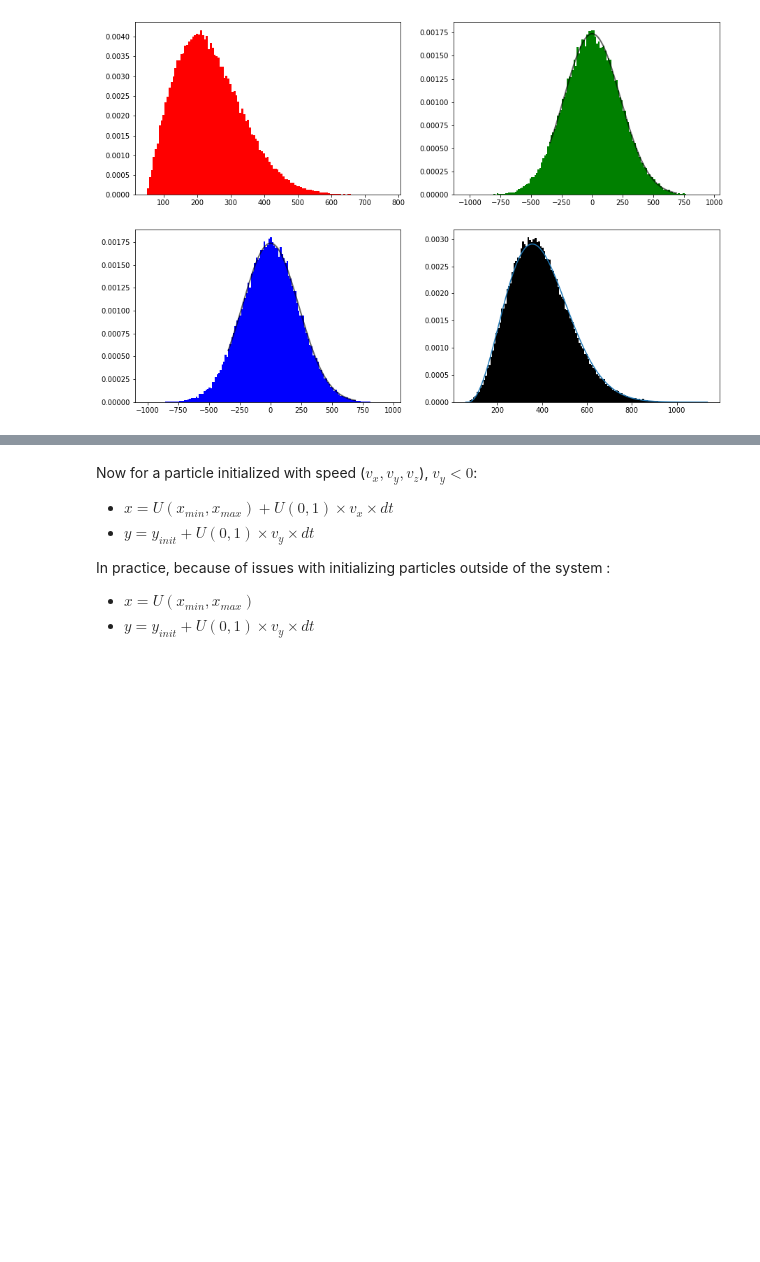
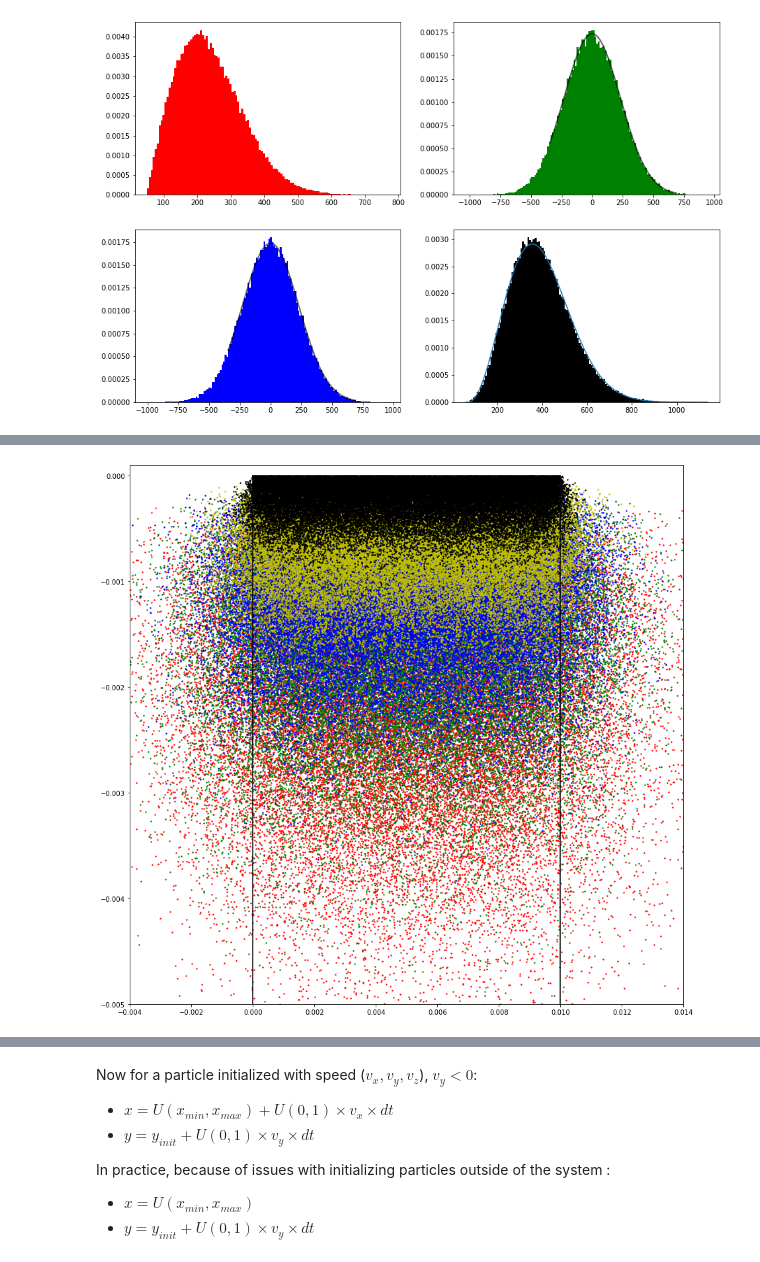
Before and after one commit to PaulCalot/neutralisation-faisceau-ions-negatifs-propulsion-satellite, a Jupyter notebook: tutorial.ipynb, the cells around one changed output, grey strips where cells are left out. Drawn from its saved outputs; the diff is of its cells as text; code cells hidden in the pictures; blank space fills up the shorter version.

```diff
--- a/tutorial.ipynb
+++ b/tutorial.ipynb
@@ -212,0 +314,37 @@ plt.show()
+# %%
+# plotting first iterations
+
+
+# TODO:  faire ce plot pour une système arrivé en phase final (pour vraiment voir si l'initialisation est continu ou pas)
+
+def plot(iterations = 10, N=10000, naive = False, factor = 10):
+    fig, ax = plt.subplots(figsize = (15,15))
+    colors = ['r','g','b','y','k']*5# plt.cm.coolwarm(np.linspace(0.1,0.9,iterations)) # This returns RGBA; convert:
+    walls = []
+    lists_particles = []
+    for it in range(iterations):
+        list_particles, walls, dt = init_list_particles(N, naive, factor)
+        lists_particles.append(list_particles)
+
+        for i in range(it):
+            for part in lists_particles[i]:
+                part.set_pos(part.get_pos()+dt*part.get_speed())
+    XX, YY = [], []
+    for it in range(iterations):
+        X,Y,Z,VX,VY,VZ,V = get_speed_pos(lists_particles[it])
+        plt.scatter(X,Y, s = 2.0, color = colors[it])
+        for x,y in zip(X,Y):
+            XX.append(x)
+            YY.append(y)
+
+    plot_walls(ax,walls)
+    return XX,YY
+
+
+XX, YY = plot(iterations = 5, N=40000, naive = naive, factor = factor)
+axes = plt.gca()
+axes.set_xlim([-0.004,0.014])
+axes.set_ylim([-0.005,0.0001])
+plt.savefig('spatial_init_flux_thruster_5it', dpi=400)
+# %% [output]
+[figure, added]
```
Also changed, not shown: parts of 12 cells of this notebook, 21 other files.
